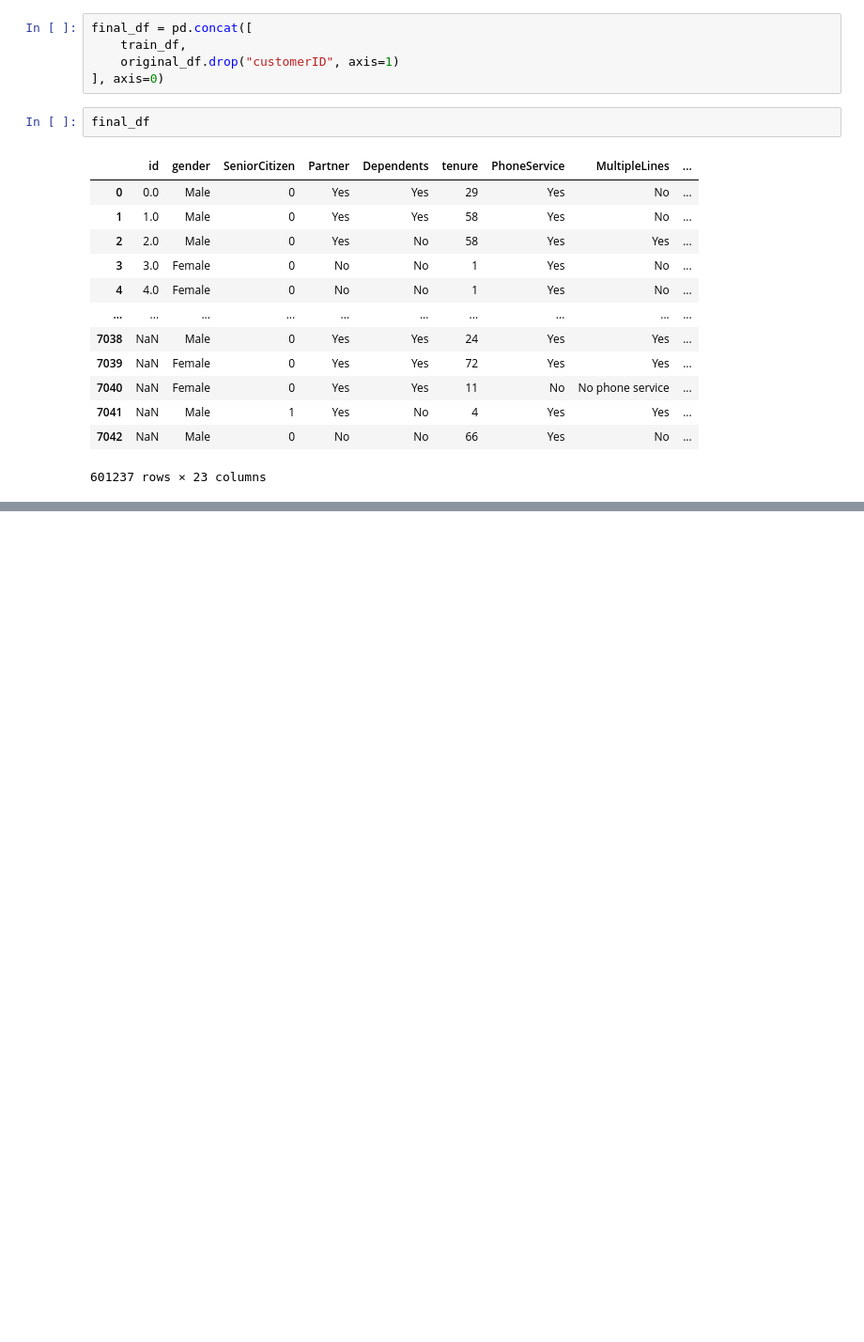
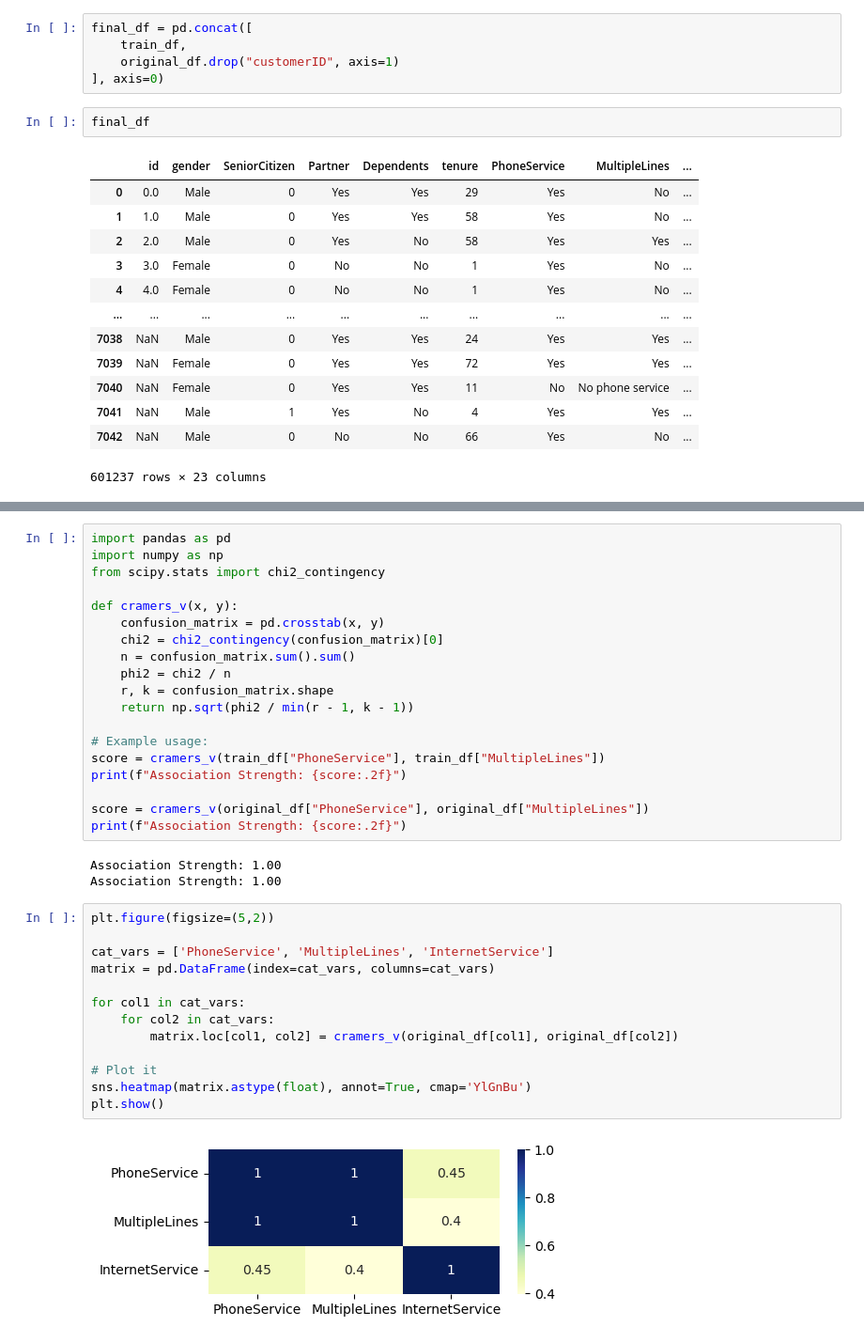
Before and after one commit to cookekieran/Kaggle-Competitions, a Jupyter notebook: Predicting Customer churn/Ideas & EDA.ipynb, the cells around one changed output, grey strips where cells are left out. Shown at 94% size. Cells and saved outputs as stored; diff of their text form; blank space fills up the shorter version.

```diff
--- a/Predicting Customer churn/Ideas & EDA.ipynb
+++ b/Predicting Customer churn/Ideas & EDA.ipynb
@@ -705,0 +726,37 @@ original_df
+# %%
+import pandas as pd
+import numpy as np
+from scipy.stats import chi2_contingency
+
+def cramers_v(x, y):
+    confusion_matrix = pd.crosstab(x, y)
+    chi2 = chi2_contingency(confusion_matrix)[0]
+    n = confusion_matrix.sum().sum()
+    phi2 = chi2 / n
+    r, k = confusion_matrix.shape
+    return np.sqrt(phi2 / min(r - 1, k - 1))
+
+# Example usage:
+score = cramers_v(train_df["PhoneService"], train_df["MultipleLines"])
+print(f"Association Strength: {score:.2f}")
+
+score = cramers_v(original_df["PhoneService"], original_df["MultipleLines"])
+print(f"Association Strength: {score:.2f}")
+# %% [output]
+Association Strength: 1.00
+Association Strength: 1.00
+# %%
+plt.figure(figsize=(5,2))
+
+cat_vars = ['PhoneService', 'MultipleLines', 'InternetService']
+matrix = pd.DataFrame(index=cat_vars, columns=cat_vars)
+
+for col1 in cat_vars:
+    for col2 in cat_vars:
+        matrix.loc[col1, col2] = cramers_v(original_df[col1], original_df[col2])
+
+# Plot it
+sns.heatmap(matrix.astype(float), annot=True, cmap='YlGnBu')
+plt.show()
+# %% [output]
+[figure, added]
```
Also changed, not shown: parts of 5 cells of this notebook.
